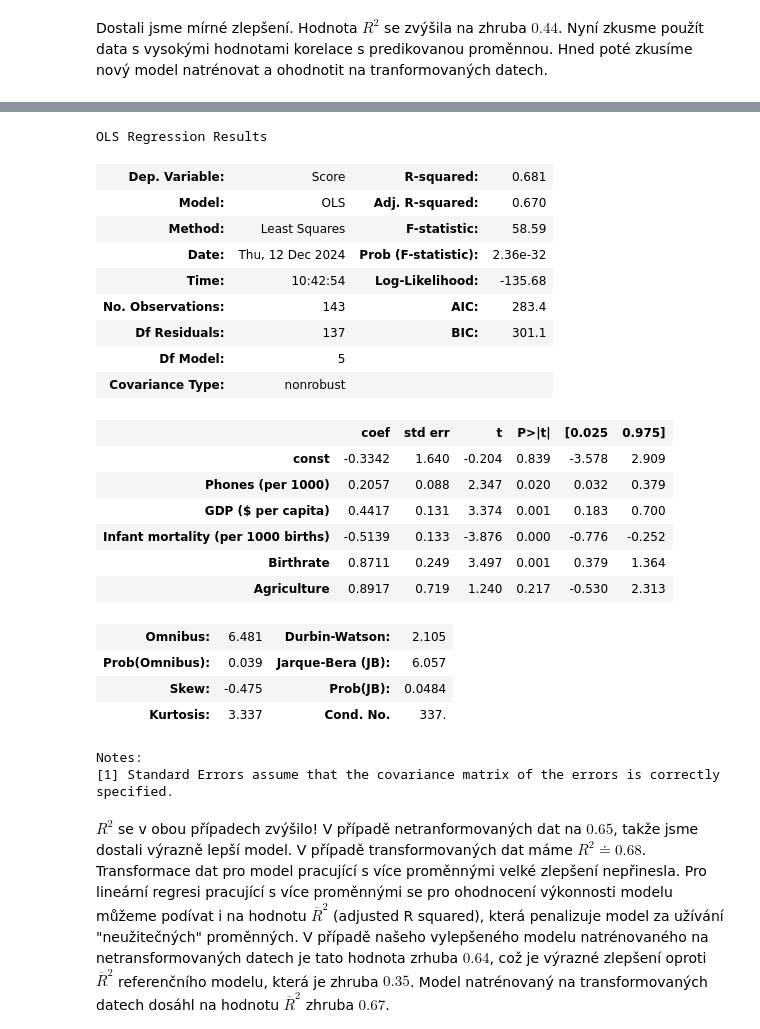
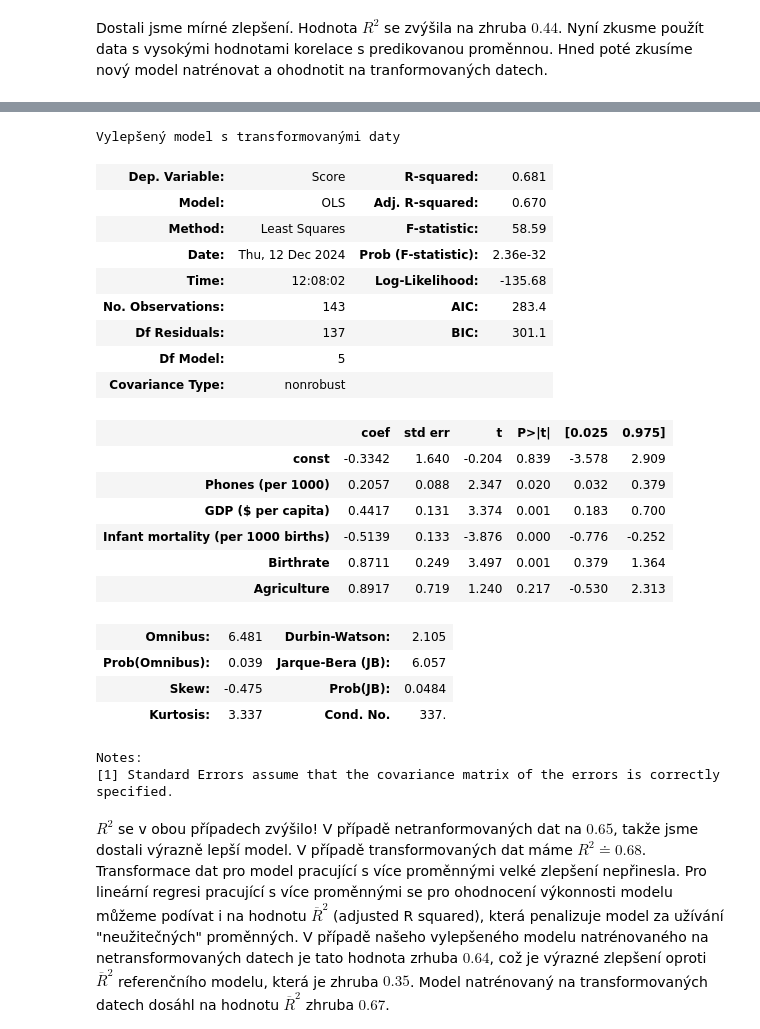
Before and after one commit to PatrikTrefil/NDBI048-data-science-project, a Jupyter notebook: main.ipynb, the cells around one changed output, grey strips where cells are left out. Drawn from its saved outputs; the diff is of its cells as text; code cells hidden in the pictures.

```diff
--- a/main.ipynb
+++ b/main.ipynb
@@ -99,11 +99,11 @@ print()
 
 merged = pd.merge(
     countries_of_the_world,
-    happiness[['Score', 'Country or region']],
+    happiness[["Score", "Country or region"]],
     how="inner",
     left_on="Country",
-    right_on="Country or region"
-    )
+    right_on="Country or region",
+)
 
 print("Velikost sloučené tabulky: ", len(merged))
 # %% [output]
@@ -327,10 +372,14 @@ Pro vyhodnocení přesnosti predikcí modelu můžeme použít mnoho metrik. Ně
 # %%
-reference_model_transformed_data = transformed_data[["Literacy (%)", "Score"]].dropna()
+reference_model_transformed_data = transformed_data[
+    ["Literacy (%)", "Score"]
+].dropna()
 ref_trans_predictors = reference_model_transformed_data["Literacy (%)"]
 ref_trans_predicted_var = reference_model_data["Score"]
 
-ref_trans_predictors_with_constant = sm.add_constant(ref_predictors)
+ref_trans_predictors_with_constant = sm.add_constant(ref_trans_predictors)
 
-ref_trans_model = sm.OLS(ref_predicted_var, ref_predictors_with_constant).fit()
-ref_trans_model.summary()
+ref_trans_model = sm.OLS(
+    ref_predicted_var, ref_trans_predictors_with_constant
+).fit()
+ref_trans_model.summary(title="Referenční model s transformovanými daty")
 # %% [output]
@@ -358,12 +407,12 @@ Dostali jsme mírné zlepšení. Hodnota $R^2$ se zvýšila na zhruba $0.44$. Ny
 # %%
 import statsmodels.api as sm
 
-improved_model_data = merged[top_columns + ["Score"]].dropna()
-imp_predictors = improved_model_data[top_columns]
+improved_model_data = merged[top_corr_columns + ["Score"]].dropna()
+imp_predictors = improved_model_data[top_corr_columns]
 imp_predicted_var = improved_model_data["Score"]
 
 imp_predictors_with_constant = sm.add_constant(imp_predictors)
 
 imp_model = sm.OLS(imp_predicted_var, imp_predictors_with_constant).fit()
-imp_model.summary()
+imp_model.summary(title="Vylepšený model s netransformovanými daty")
 # %% [output]
@@ -393,21 +442,25 @@ Notes:
 [2] The condition number is large, 1.81e+05. This might indicate that there are
 strong multicollinearity or other numerical problems.
 # %%
-improved_model_transformed_data = transformed_data[top_columns + ["Score"]].dropna()
-imp_trans_predictors = improved_model_transformed_data[top_columns]
+improved_model_transformed_data = transformed_data[
+    top_corr_columns + ["Score"]
+].dropna()
+imp_trans_predictors = improved_model_transformed_data[top_corr_columns]
 imp_trans_predicted_var = improved_model_transformed_data["Score"]
 
-imp_trans_predictors_with_constant = sm.add_constant(imp_predictors)
+imp_trans_predictors_with_constant = sm.add_constant(imp_trans_predictors)
 
-imp_trans_model = sm.OLS(imp_predicted_var, imp_predictors_with_constant).fit()
-imp_trans_model.summary()
+imp_trans_model = sm.OLS(
+    imp_trans_predicted_var, imp_trans_predictors_with_constant
+).fit()
+imp_trans_model.summary(title="Vylepšený model s transformovanými daty")
 # %% [output]
-OLS Regression Results
+Vylepšený model s transformovanými daty
 | Dep. Variable: | Score | R-squared: | 0.681 |
 | Model: | OLS | Adj. R-squared: | 0.670 |
 | Method: | Least Squares | F-statistic: | 58.59 |
 | Date: | Thu, 12 Dec 2024 | Prob (F-statistic): | 2.36e-32 |
-| Time: | 10:42:54 | Log-Likelihood: | -135.68 |
+| Time: | 12:08:02 | Log-Likelihood: | -135.68 |
 | No. Observations: | 143 | AIC: | 283.4 |
 | Df Residuals: | 137 | BIC: | 301.1 |
 | Df Model: | 5 |  |  |
```
Also changed, not shown: parts of 18 cells of this notebook, 5 other files.
